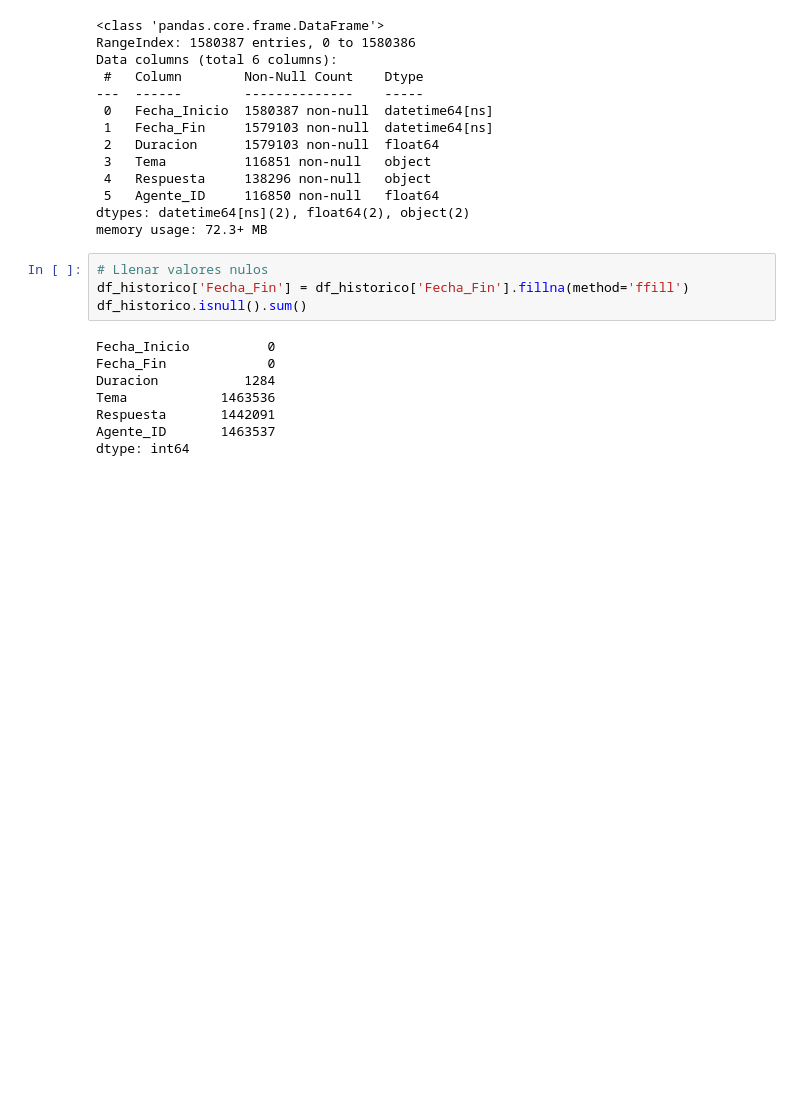
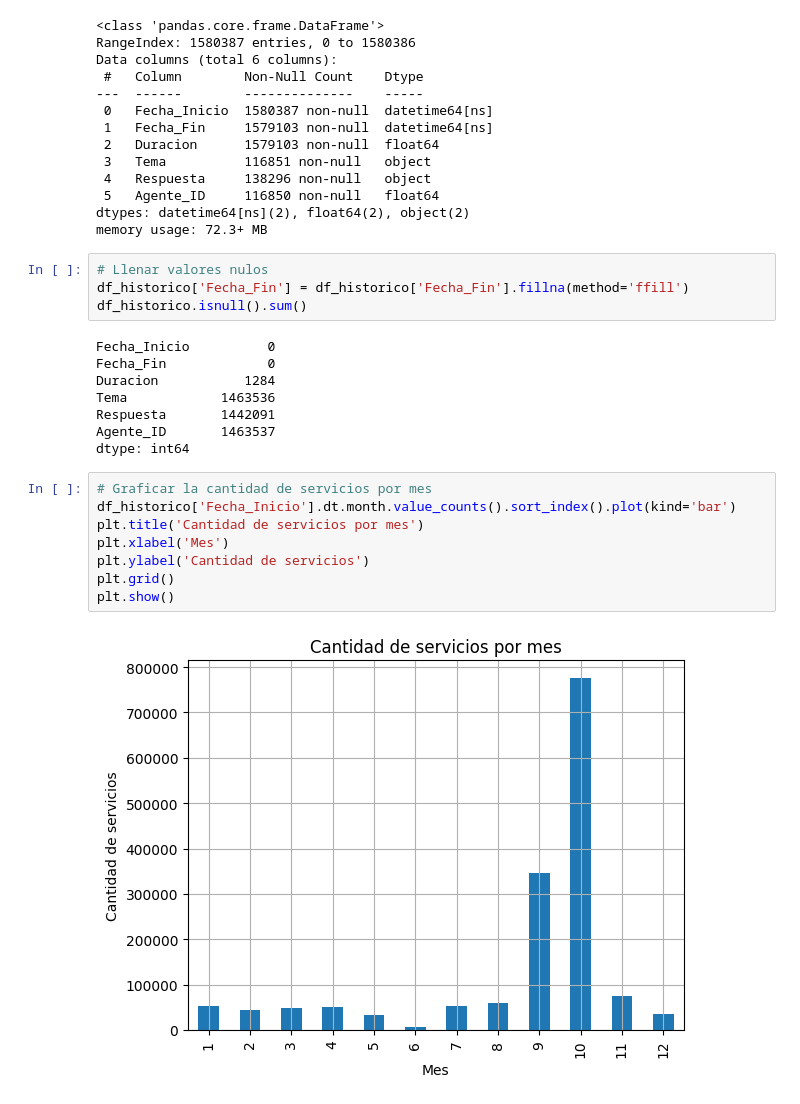
Before and after one commit to Tomaslopera/Hackathon_Sistecredito, a Jupyter notebook: ContactCenterHistorico.ipynb, the cells around one changed output. Drawn from its saved outputs; the diff is of its cells as text; blank space fills up the shorter version.

Commit message:
Graficas

```diff
--- a/ContactCenterHistorico.ipynb
+++ b/ContactCenterHistorico.ipynb
@@ -76,3 +81,13 @@ Tema            1463536
 Respuesta       1442091
 Agente_ID       1463537
 dtype: int64
+# %%
+# Graficar la cantidad de servicios por mes
+df_historico['Fecha_Inicio'].dt.month.value_counts().sort_index().plot(kind='bar')
+plt.title('Cantidad de servicios por mes')
+plt.xlabel('Mes')
+plt.ylabel('Cantidad de servicios')
+plt.grid()
+plt.show()
+# %% [output]
+[figure, added]
```
Also changed, not shown: parts of 26 cells of this notebook, 5 other files.
